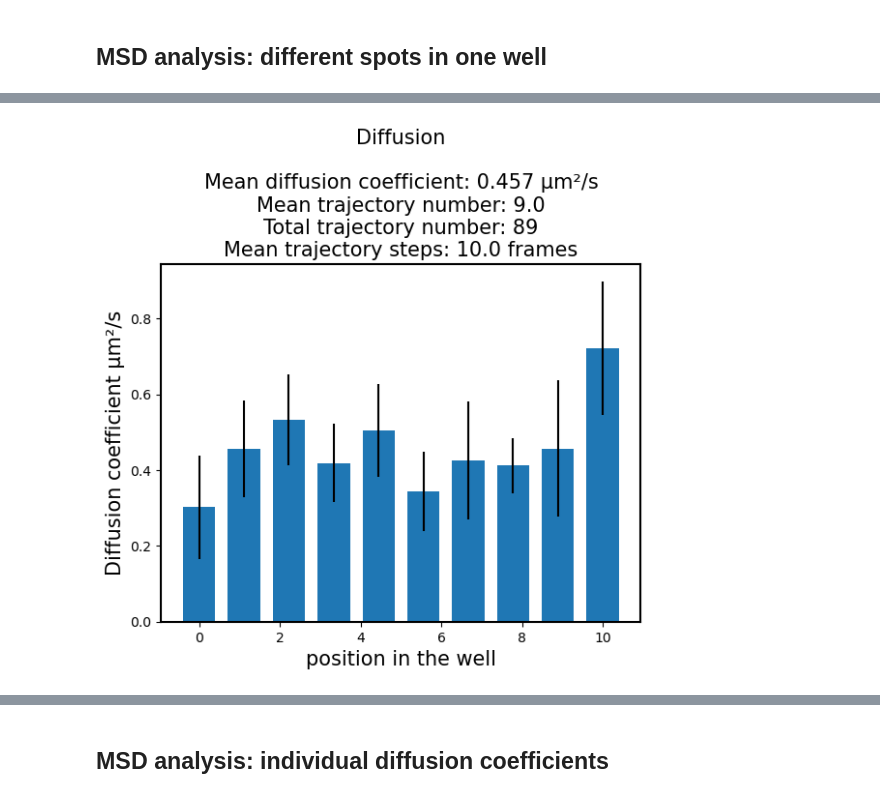
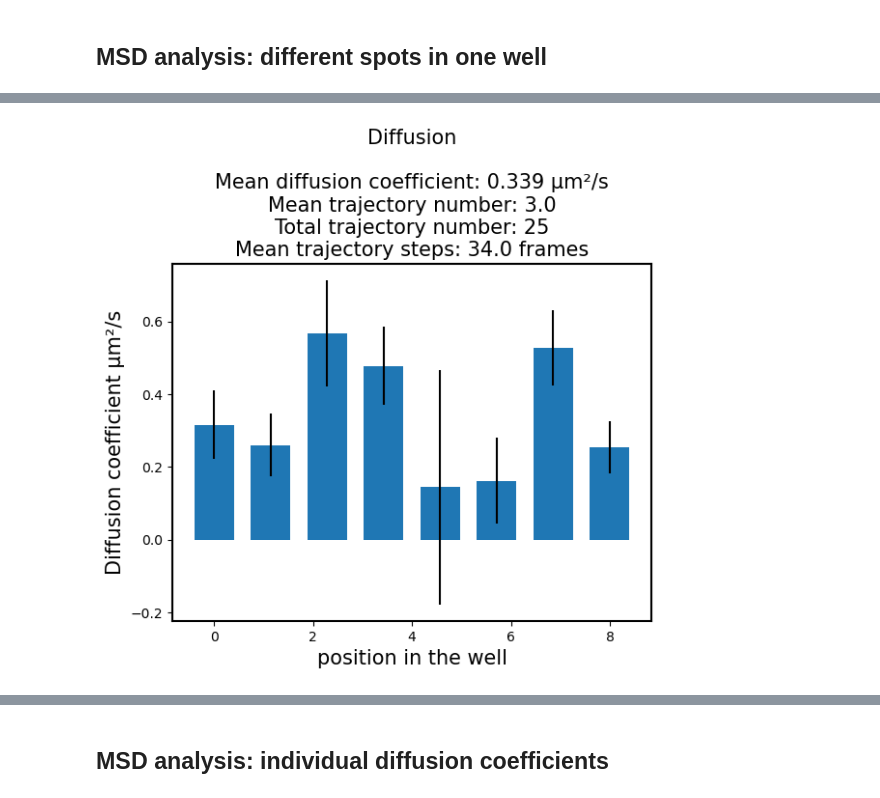
Before and after one commit to bigschorsch/TIRF-microscopy-data, a Jupyter notebook: diffusion_AM_FORcycle_NEW.ipynb, the cells around one changed output, grey strips where cells are left out. Saved outputs shown, nothing was run; the diff lists cells and outputs as text; code cells hidden in the pictures.

```diff
--- a/diffusion_AM_FORcycle_NEW.ipynb
+++ b/diffusion_AM_FORcycle_NEW.ipynb
@@ -130,10 +129,10 @@ AttributeError: 'NoneType' object has no attribute 'dumps'
 CompletedProcess(args=['/opt/anaconda3/envs/sdt-env/bin/python', '-m', 'sdt.gui.locator'], returncode=0)
 # %%
 #filenames of samples to be analyzed, each filename corresponds to one measured well
-filenames=['20251202_24degrees_20ng_slb1_100min', '20251202_24degrees_20ng_slb1_160min', '20251202_24degrees_20ng_slb1_220min', '20251202_24degrees_20ng_slb1_280min', '20251202_24degrees_20ng_slb2_100min', '20251202_24degrees_20ng_slb2_170min', '20251202_24degrees_20ng_slb2_220min', '20251202_24degrees_20ng_slb2_280min']
+filenames=['20251202_37degrees_20ng_slb1_170min', '20251202_37degrees_20ng_slb1_250min', '20251202_37degrees_20ng_slb1_280min', '20251202_37degrees_20ng_slb1_320min', '20251202_37degrees_20ng_slb2_180min', '20251202_37degrees_20ng_slb2_250min', '20251202_37degrees_20ng_slb2_280min', '20251202_37degrees_20ng_slb2_350min']
 # %%
 #data path
-data_dir= r'/Users/Schorschi/Desktop/Masterarbeit/LAB-Data/Georg/37vs26degrees/origami_37vs26degrees_L1_1202_1204/20251204_origami_24/20ng'
+data_dir= r'/Users/Schorschi/Desktop/Masterarbeit/LAB-Data/Georg/37vs26degrees/origami_37vs26degrees_L1_1202_1204/20251202_origami_37/20ng'
 data_loc, data_img= [],[]
 
 #upload the .h5 file data, as a list
@@ -215,7 +214,13 @@ for i in tqdm(range(0, len(filenames))):
         # tracking
        # if data_loc[i].empty == False:
        # trc_filter.append(trackpy.link(data_loc_roi[i], search_range=search_range, memory=memory))
-        trc_all.append(trackpy.link(data_loc[i][j][data_loc[i][j]['frame']>first_frame], search_range=search_range, memory=memory))
+
+        df = data_loc[i][j][data_loc[i][j]['frame'] > first_frame]
+        if df.empty:
+            print('empty')
+            continue
+        trc_all.append(trackpy.link(df, search_range=search_range, memory=memory))
+
 
     #filter your data by the chosen minimal track length (in steps)
     trc.append(min_track_filter(trc_all, min_track_length=min_track_length))
@@ -230,13 +249,14 @@ for i in tqdm(range(0, len(filenames))):
 # %% [markdown]
 ## MSD analysis: mean diffusion coefficient
 # %%
+msd_ens_df = []
 for i in range(0, len(filenames)):
 
     fig, ax = plt.subplots()
 
     msd_ens[i].plot(ax=ax)
     plt.ylim((0,0.5))
-
+    msd_ens_df.append(msd_ens[i])
 
 
     fig.savefig(f'{data_dir}/'+filenames[i]+"_MSD.png")
@@ -253,13 +273,19 @@ for i in range(0, len(filenames)):
 ## MSD analysis: different spots in one well
 # %%
 diffusion=[]
+msd_ens = []
+rs = np.random.RandomState(42)
+'neu'
+d_mean_df=[]
+d_mean_df=pd.DataFrame({'filename': [], 'D_mean': [], 'D_sem': []})
+'neu'
 for i in range(0, len(filenames)):
 
     D,D_err,eps,eps_err=[],[],[],[]
 
     for g in trc[i]:
 
-        msd_ens = motion.Msd(g, fps, pixel_size=pixel_size, ensemble=True).fit("brownian", exposure_time=exp_time)
+        msd_ens = motion.Msd(g, fps, pixel_size=pixel_size, ensemble=True, random_state=rs).fit("brownian", exposure_time=exp_time)
 
         D.append(msd_ens.get_results()[0]['D'])
         eps.append(msd_ens.get_results()[0]['eps'])
@@ -271,6 +297,20 @@ for i in range(0, len(filenames)):
     a=get_traj_parameters(trc[i])
     d = {'D': D, 'D_err': D_err, 'eps':eps,'eps_err':eps_err, 'particles':a[0],'length [µm]':a[1],'frames':a[2]}
     diffusion=(pd.DataFrame(data=d))
+    'neu'
+    # Mittelwert der Diffusionskoeffizienten
+    D_mean = np.mean(diffusion['D'])
+
+    # Standardfehler des Mittelwerts:
+    # SEM = std / sqrt(n)
+    D_sem = np.std(diffusion['D'], ddof=1) / np.sqrt(len(diffusion['D']))
+    d_mean_df.loc[len(d_mean_df)] = {
+    'filename': filenames[i],
+    'D_mean': D_mean,
+    'D_sem': D_sem
+    }
+    'neu'
+
     #neuuu
     # Direkt nach Erstellen des DataFrames diffusion:
     if i == 0:
@@ -303 +343 @@ for i in range(0, len(filenames)):
-[figure, old version]
+[figure, new version]
```
Also changed, not shown: parts of 17 cells of this notebook, 3 other files.
